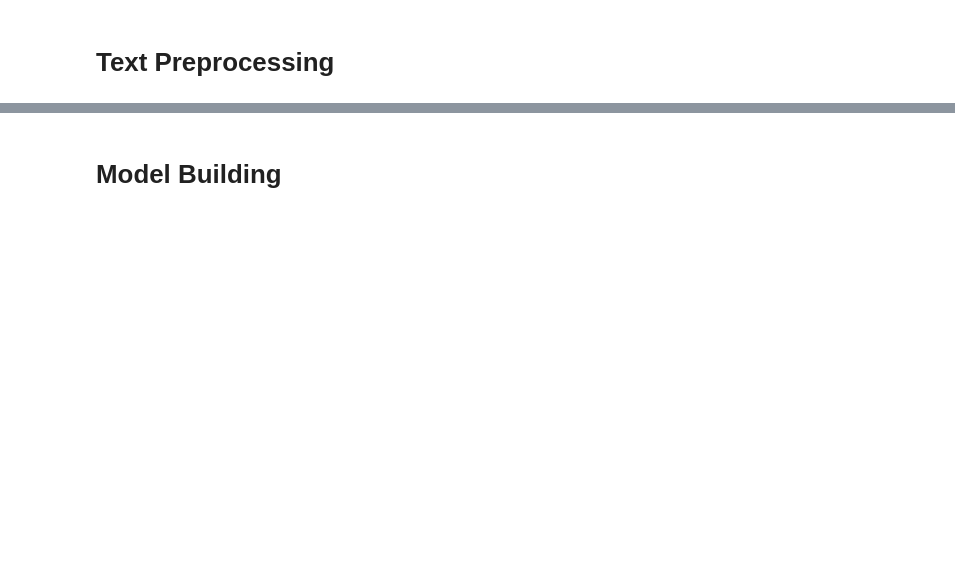
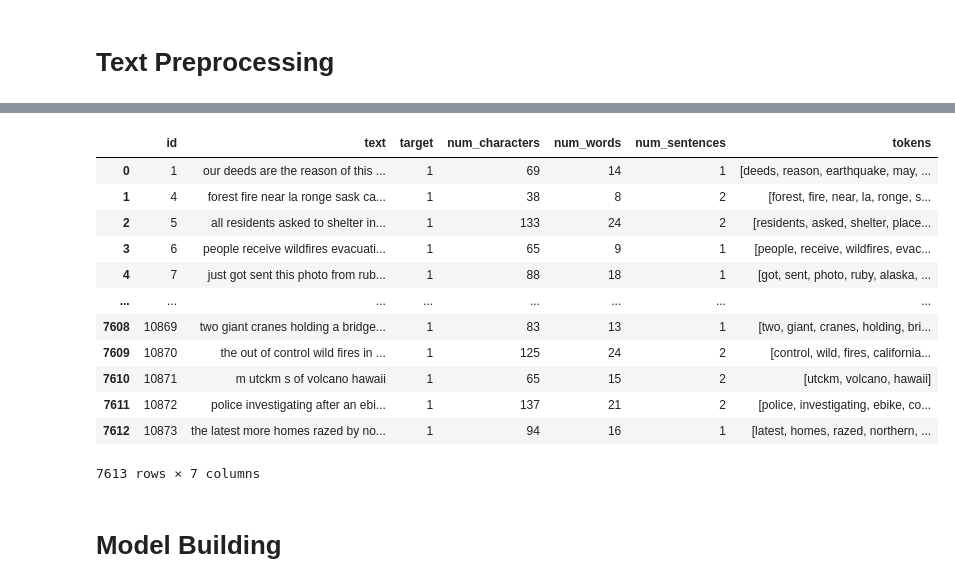
Before and after one commit to Rajlaxmi-giri/Rajlaxmi_kaggle, a Jupyter notebook: NLP_DisasterTweets.ipynb, the cells around one changed output, grey strips where cells are left out. Cells and saved outputs as stored; diff of their text form; code cells hidden in the pictures; blank space fills up the shorter version.

Commit message:
data cleaning

```diff
--- a/NLP_DisasterTweets.ipynb
+++ b/NLP_DisasterTweets.ipynb
@@ -204,2 +256,36 @@ plt.show()
+# %%
+import re
+def clean_text(text):
+    text = re.sub(r"http\S+|www\S+|https\S+", '', text, flags=re.MULTILINE)  # Remove URLs
+    text = re.sub(r'\@\w+|\#','', text)  # Remove mentions and hashtags
+    return text
+
+train_data['text'] = train_data['text'].apply(clean_text)
+# %%
+train_data['text'] = train_data['text'].str.replace(r"[^a-zA-Z\s]", "", regex=True)
+# %%
+from nltk.tokenize import word_tokenize
+train_data['tokens'] = train_data['text'].apply(word_tokenize)
+# %%
+from nltk.corpus import stopwords
+
+stop_words = set(stopwords.words('english'))
+train_data['tokens'] = train_data['tokens'].apply(lambda x: [word for word in x if word not in stop_words])
+# %%
+train_data
+# %% [output]
+|  | id | text | target | num_characters | num_words | num_sentences | tokens |
+| 0 | 1 | our deeds are the reason of this ... | 1 | 69 | 14 | 1 | [deeds, reason, earthquake, may, ... |
+| 1 | 4 | forest fire near la ronge sask ca... | 1 | 38 | 8 | 2 | [forest, fire, near, la, ronge, s... |
+| 2 | 5 | all residents asked to shelter in... | 1 | 133 | 24 | 2 | [residents, asked, shelter, place... |
+| 3 | 6 | people receive wildfires evacuati... | 1 | 65 | 9 | 1 | [people, receive, wildfires, evac... |
+| 4 | 7 | just got sent this photo from rub... | 1 | 88 | 18 | 1 | [got, sent, photo, ruby, alaska, ... |
+| ... | ... | ... | ... | ... | ... | ... | ... |
+| 7608 | 10869 | two giant cranes holding a bridge... | 1 | 83 | 13 | 1 | [two, giant, cranes, holding, bri... |
+| 7609 | 10870 | the out of control wild fires in ... | 1 | 125 | 24 | 2 | [control, wild, fires, california... |
+| 7610 | 10871 | m utckm s of volcano hawaii | 1 | 65 | 15 | 2 | [utckm, volcano, hawaii] |
+| 7611 | 10872 | police investigating after an ebi... | 1 | 137 | 21 | 2 | [police, investigating, ebike, co... |
+| 7612 | 10873 | the latest more homes razed by no... | 1 | 94 | 16 | 1 | [latest, homes, razed, northern, ... |
+7613 rows × 7 columns
 # %% [markdown]
 # Model Building
```
Also changed, not shown: parts of 10 cells of this notebook.
